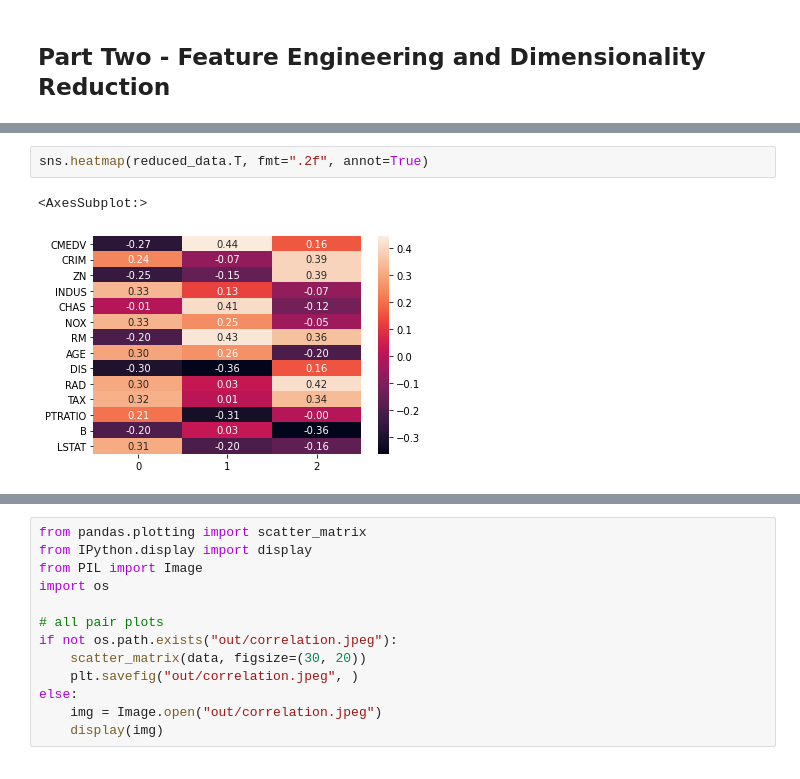
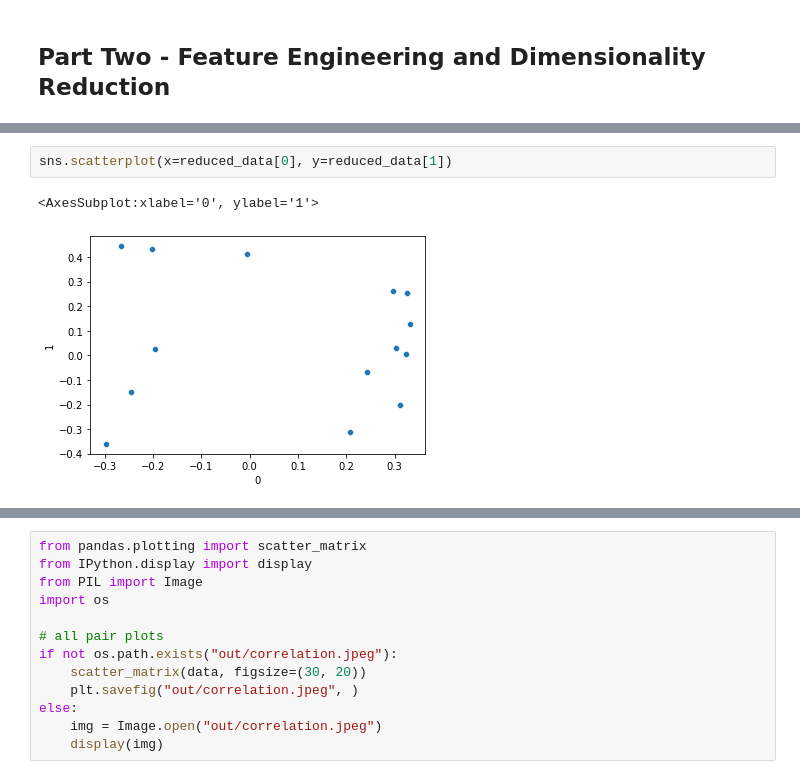
Before and after one commit to SamtheSaint/AIHACK21, a Jupyter notebook: boston.ipynb, the cells around one changed output, grey strips where cells are left out. Cells and saved outputs as stored; diff of their text form.

```diff
--- a/boston.ipynb
+++ b/boston.ipynb
@@ -115,5 +63,5 @@ reduced_data.head()
-# %%
-sns.heatmap(reduced_data.T, fmt=".2f", annot=True)
-# %% [output]
-<AxesSubplot:>
-[figure, removed]
+# %%
+sns.scatterplot(x=reduced_data[0], y=reduced_data[1])
+# %% [output]
+<AxesSubplot:xlabel='0', ylabel='1'>
+[figure, added]
```
Also changed, not shown: parts of 15 cells of this notebook.
